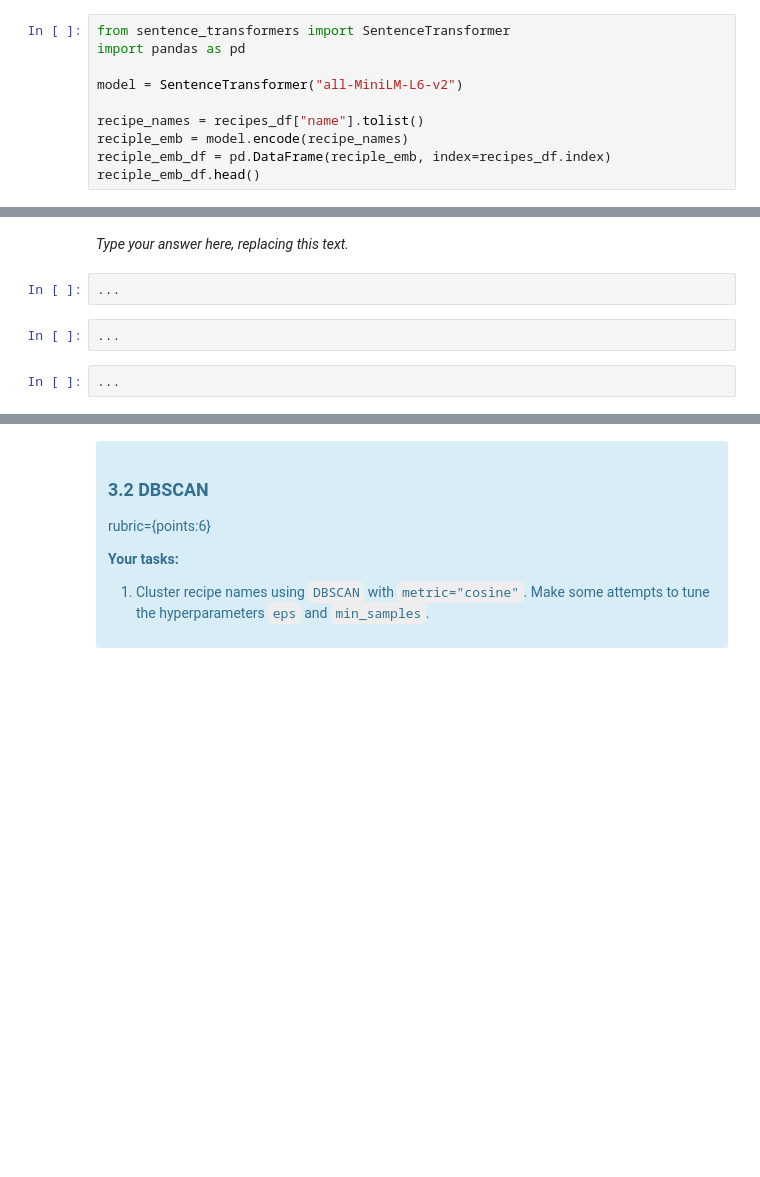
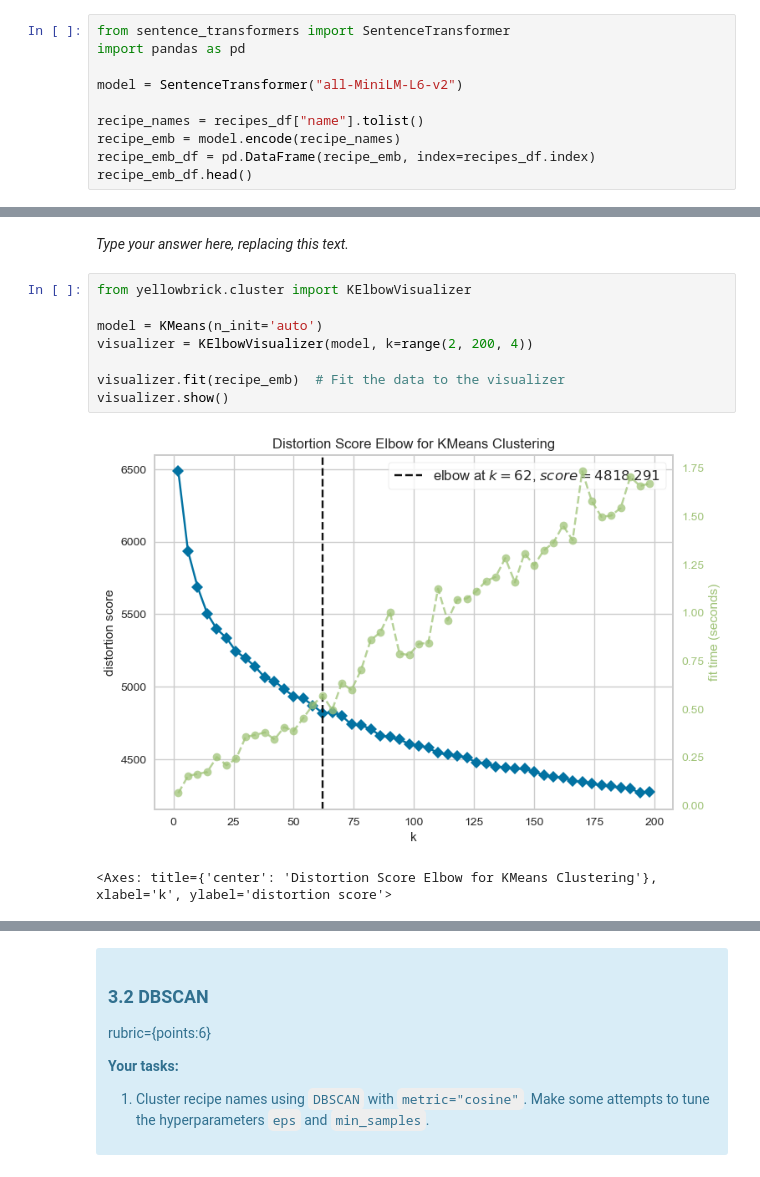
Before and after one commit to sarahhcheng/CPSC330HW6, a Jupyter notebook: hw6.ipynb, the cells around one changed output, grey strips where cells are left out. Saved outputs shown, nothing was run; the diff lists cells and outputs as text; blank space fills up the shorter version.

```diff
--- a/hw6.ipynb
+++ b/hw6.ipynb
@@ -927,9 +927,9 @@ import pandas as pd
 model = SentenceTransformer("all-MiniLM-L6-v2")
 
 recipe_names = recipes_df["name"].tolist()
-reciple_emb = model.encode(recipe_names)
-reciple_emb_df = pd.DataFrame(reciple_emb, index=recipes_df.index)
-reciple_emb_df.head()
+recipe_emb = model.encode(recipe_names)
+recipe_emb_df = pd.DataFrame(recipe_emb, index=recipes_df.index)
+recipe_emb_df.head()
 # %% [output]
 |  | 0 | 1 | 2 | 3 | 4 | 5 | 6 | 7 | 8 | 9 | ... | ... |
 | 42 | 0.019592 | -0.088336 | 0.072677 | -0.034575 | -0.048741 | -0.049801 | 0.175334 | -0.055191 | 0.020301 | 0.019828 | ... | ... |
@@ -1023,9 +1023,14 @@ Solution_3.1
 _Points:_ 6
 # %% [markdown]
 _Type your answer here, replacing this text._
-# %%
-...
-# %%
-...
-# %%
-...
+# %%
+from yellowbrick.cluster import KElbowVisualizer
+
+model = KMeans(n_init='auto')
+visualizer = KElbowVisualizer(model, k=range(2, 200, 4))
+
+visualizer.fit(recipe_emb)  # Fit the data to the visualizer
+visualizer.show()
+# %% [output]
+[figure, added]
+<Axes: title={'center': 'Distortion Score Elbow for KMeans Clustering'}, xlabel='k', ylabel='distortion score'>
```
Also changed, not shown: parts of 24 cells of this notebook, 1 other file.
